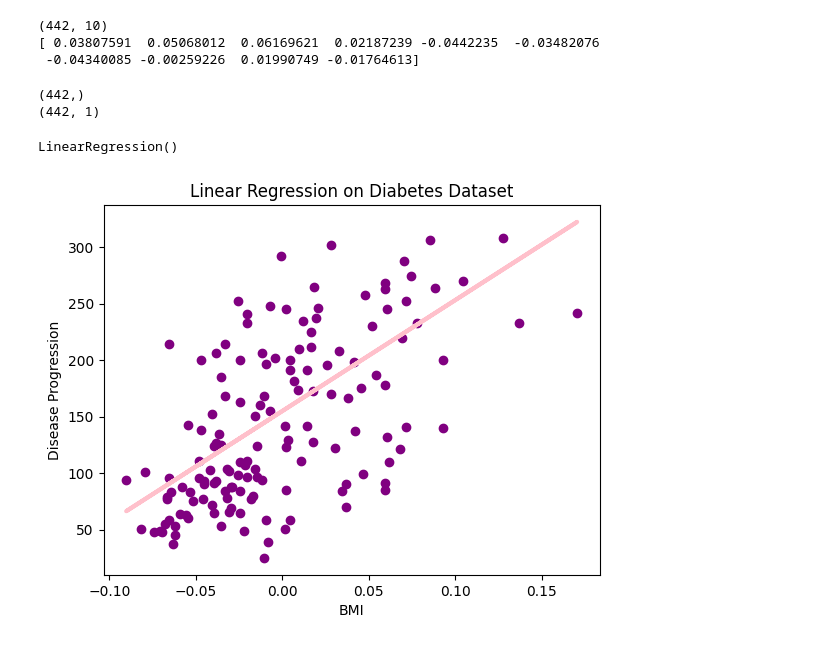
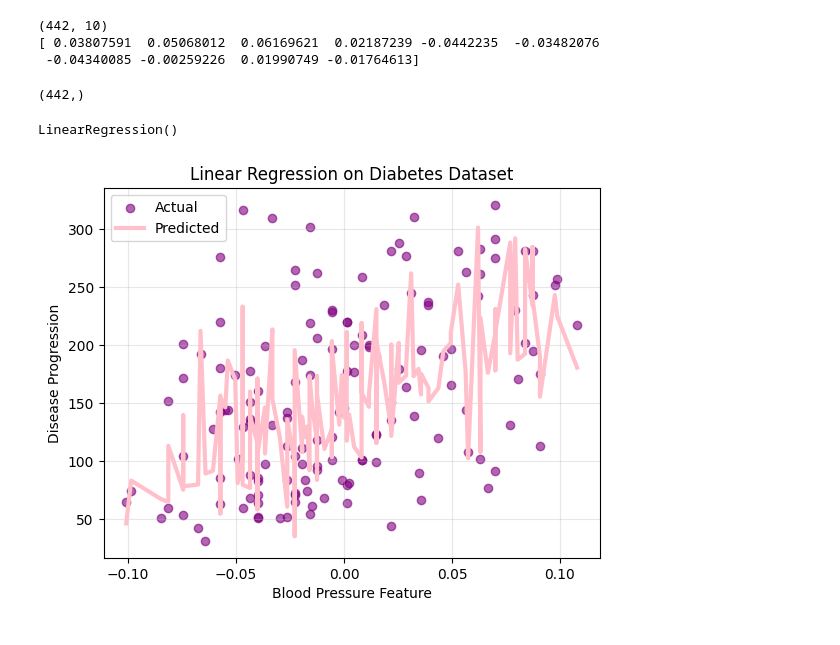
Before and after one commit to Sasindi-B/ms_ml, a Jupyter notebook: 2-Regression/1-Tools/notebook.ipynb, the cells around one changed output. Cells and saved outputs as stored; diff of their text form; code cells hidden in the pictures.

Commit message:
Blood pressure feature check

```diff
--- a/2-Regression/1-Tools/notebook.ipynb
+++ b/2-Regression/1-Tools/notebook.ipynb
@@ -25,17 +25,13 @@ print(X[0])
 [ 0.03807591  0.05068012  0.06169621  0.02187239 -0.0442235  -0.03482076
  -0.04340085 -0.00259226  0.01990749 -0.01764613]
 # %%
-  #Extract the column at index 2(Which gives the BMI values of patients)
-  X = X[: , 2]
-  print(X.shape)
+X, y = datasets.load_diabetes(return_X_y=True)
 
-  #Reshape to a 2D array
-
-  X = X.reshape(-1, 1)
-  print(X.shape)
+# Extract blood pressure column (index 3)
+X_bp = X[:, 3]
+print(X_bp.shape)
 # %% [output]
 (442,)
-(442, 1)
 # %%
 # Split the data into training and testing sets
 X_train, X_test, y_train, y_test = model_selection.train_test_split(X, y, test_size=0.33)
@@ -50,18 +46,32 @@ LinearRegression()
  # predict the target values for test data
 y_pred = model.predict(X_test)
 # %%
-# create a scatter plot of the test data and a line plot of the predicted values
-plt.scatter(X_test, y_test, color='purple')
+# Predict values (already present, safe to call again)
+y_pred = model.predict(X_test)
 
-# Plot the predictions
-plt.plot(X_test, y_pred, color='pink', linewidth=3)
+# Use the blood pressure feature (column index 3) for x-axis
+x_bp_test = X_test[:, 3]
 
-# Add labels and title
-plt.xlabel('BMI')
+# Sort by the blood pressure feature and apply same ordering to predictions
+idx = np.argsort(x_bp_test)
+x_bp_sorted = x_bp_test[idx]
+y_pred_sorted = y_pred[idx]
+y_test_sorted = y_test[idx]
+
+# Scatter plot of actual test data (use 1D blood pressure feature)
+plt.scatter(x_bp_test, y_test, color='purple', alpha=0.6, label='Actual')
+
+# Line plot of predicted values (sorted for a continuous line)
+plt.plot(x_bp_sorted, y_pred_sorted, color='pink', linewidth=3, label='Predicted')
+
+# Labels, title and legend
+plt.xlabel('Blood Pressure Feature')
 plt.ylabel('Disease Progression')
 plt.title('Linear Regression on Diabetes Dataset')
+plt.legend()
+plt.grid(alpha=0.3)
 
-#Draw thhe plot
+# Show plot
 plt.show()
 # %% [output]
-[figure, old version]
+[figure, new version]
```
